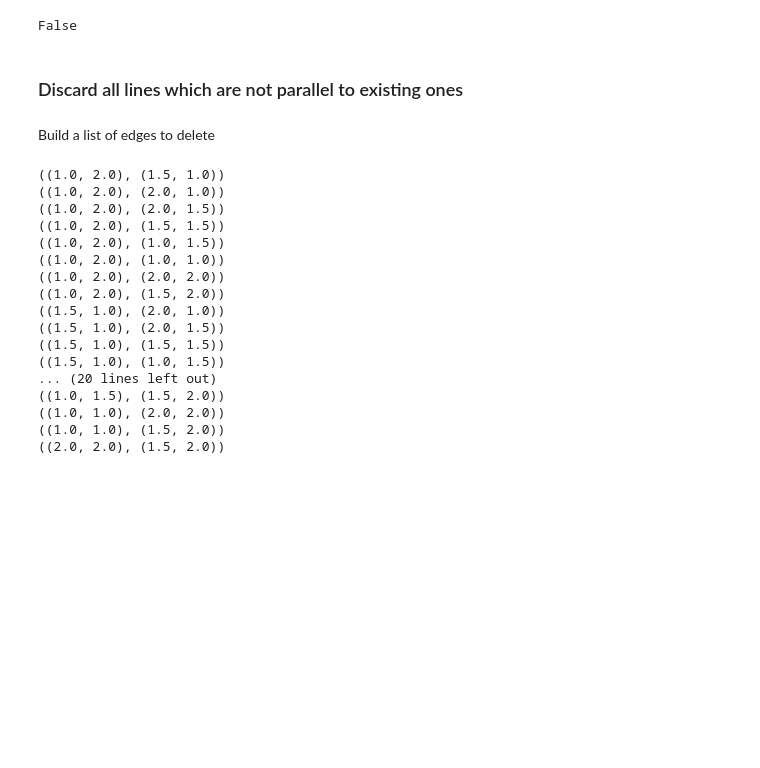
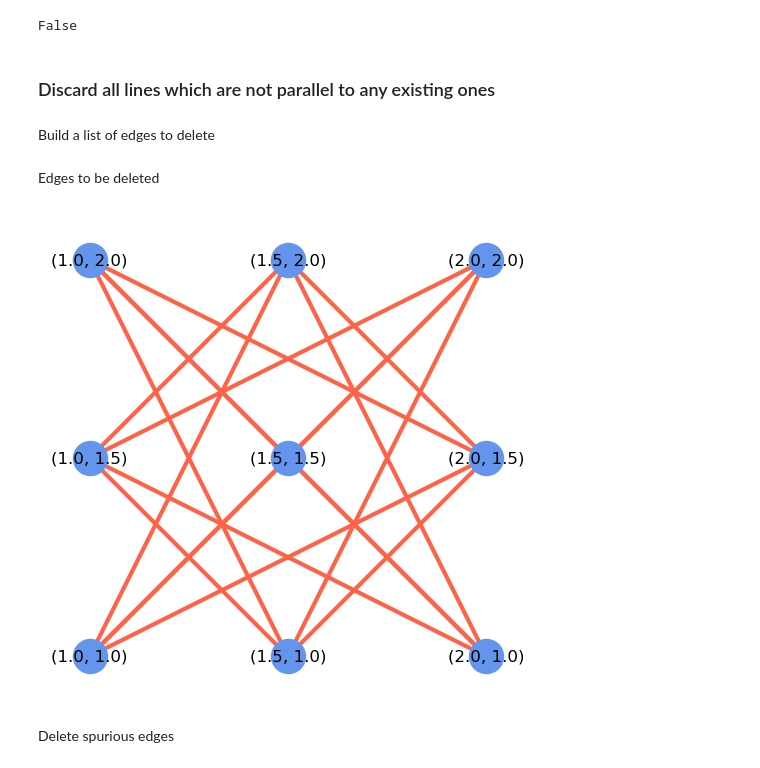
Before and after one commit to rsnemmen/perimeter-product, a Jupyter notebook: algorithm.ipynb, the cells around one changed output. Drawn from its saved outputs; the diff is of its cells as text; code cells hidden in the pictures; blank space fills up the shorter version.

Commit message:
established new edges; pause for lunch

```diff
--- a/algorithm.ipynb
+++ b/algorithm.ipynb
@@ -223,27 +223,28 @@ are_parallel(((1, 1), (1, 2)),((1, 1.5), (2, 1.5)))
 # %% [output]
 False
 # %% [markdown]
-### Discard all lines which are not parallel to existing ones
+### Discard all lines which are not parallel to any existing ones
 # %% [markdown]
 Build a list of edges to delete
 # %%
-for e in FG.edges():
-    if not are_parallel(e, )
+# set with connections between nodes
+to_delete=set()
+
+for fg in FG.edges():
+    # if the fg line under consideration is parallel to any pre-existing line, keep it with survive=True
+    survive=False
+    for g in G.edges():
+        if fg!=g:
+            if are_parallel(g, fg):
+                survive=True
+
+    if not survive:
+        to_delete.add(fg)
-# %% [output]
-((1.0, 2.0), (1.5, 1.0))
-((1.0, 2.0), (2.0, 1.0))
-((1.0, 2.0), (2.0, 1.5))
-((1.0, 2.0), (1.5, 1.5))
-((1.0, 2.0), (1.0, 1.5))
-((1.0, 2.0), (1.0, 1.0))
-((1.0, 2.0), (2.0, 2.0))
-((1.0, 2.0), (1.5, 2.0))
-((1.5, 1.0), (2.0, 1.0))
-((1.5, 1.0), (2.0, 1.5))
-((1.5, 1.0), (1.5, 1.5))
-((1.5, 1.0), (1.0, 1.5))
-... (20 lines left out)
-((1.0, 1.5), (1.5, 2.0))
-((1.0, 1.0), (2.0, 2.0))
-((1.0, 1.0), (1.5, 2.0))
-((2.0, 2.0), (1.5, 2.0))
+# %% [markdown]
+Edges to be deleted
+# %%
+hestus.plot(to_delete)
+# %% [output]
+[figure, added]
+# %% [markdown]
+Delete spurious edges
```
Also changed, not shown: parts of 4 cells of this notebook.
